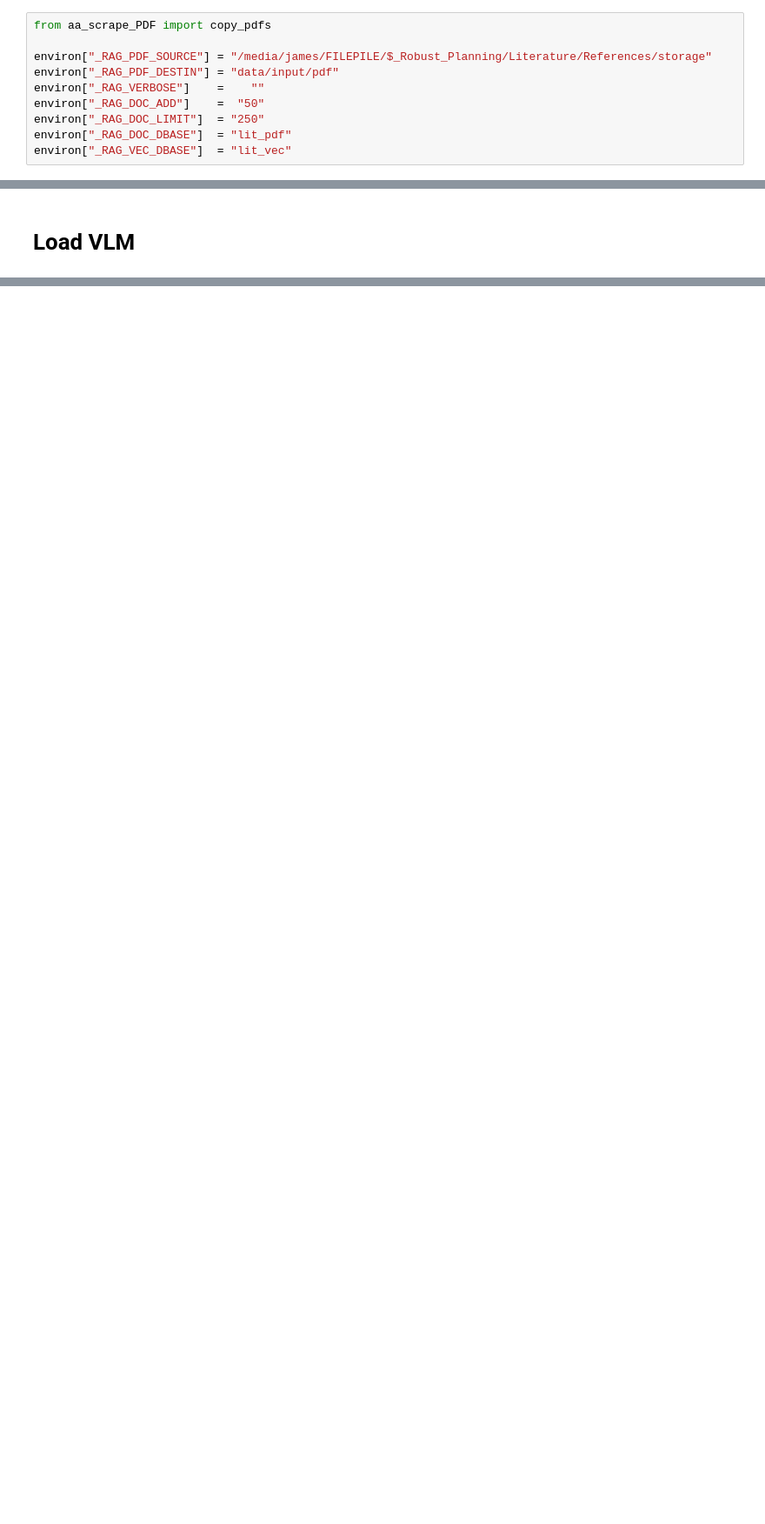
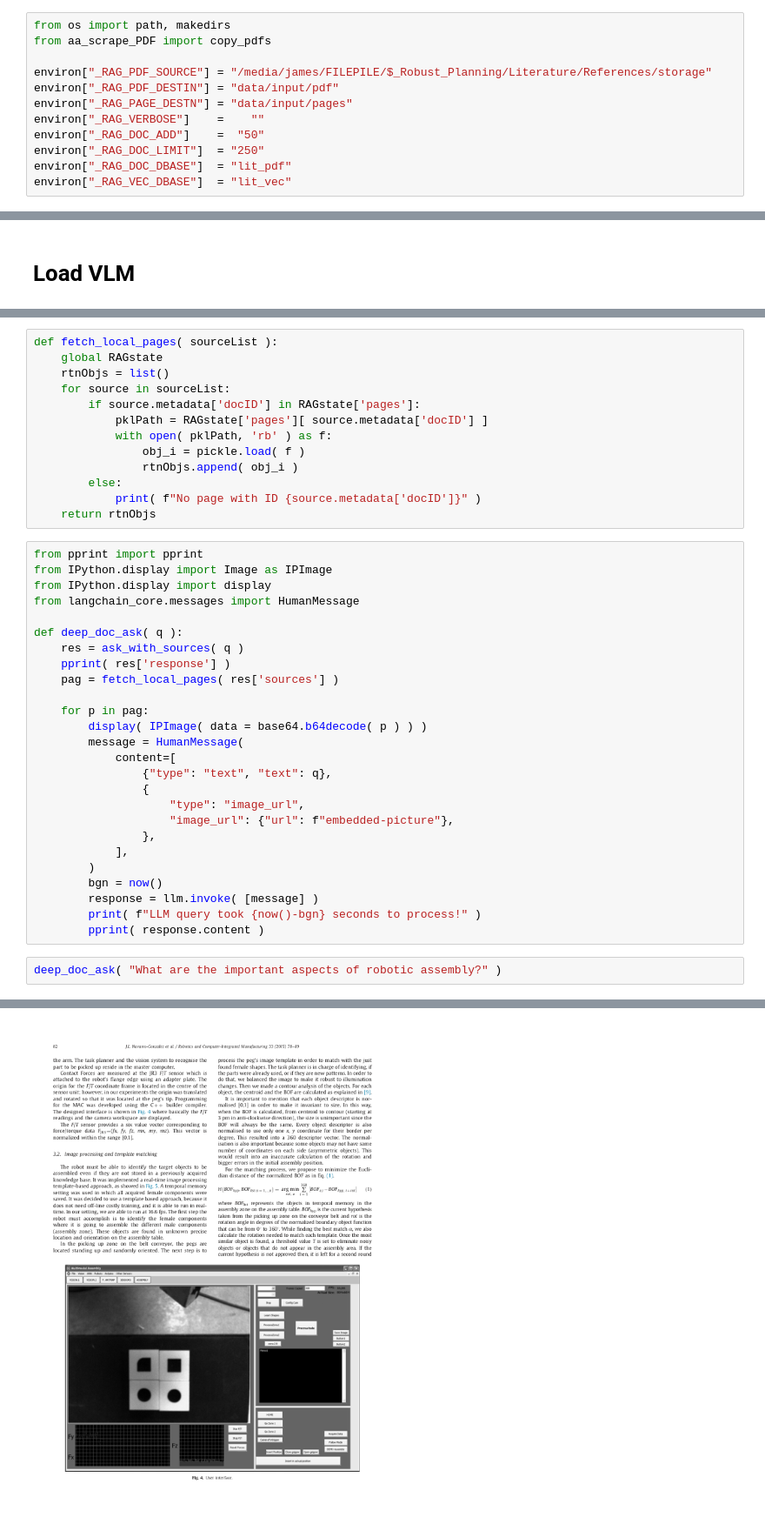
Before and after one commit to jwatson-CO-edu/Local_llama_RAG_Example, a Jupyter notebook: 04_Mass-PDF-llava-RAG.ipynb, the cells around one changed output, grey strips where cells are left out. Shown at 87% size. Drawn from its saved outputs; the diff is of its cells as text; blank space fills up the shorter version.

```diff
--- a/04_Mass-PDF-llava-RAG.ipynb
+++ b/04_Mass-PDF-llava-RAG.ipynb
@@ -69,10 +70,12 @@ def pull_ollama_model( modelStr ):
 # %% [markdown]
 ## Copy PDFs
 # %%
+from os import path, makedirs
 from aa_scrape_PDF import copy_pdfs
 
 environ["_RAG_PDF_SOURCE"] = "/media/james/FILEPILE/$_Robust_Planning/Literature/References/storage"
 environ["_RAG_PDF_DESTIN"] = "data/input/pdf"
+environ["_RAG_PAGE_DESTN"] = "data/input/pages"
 environ["_RAG_VERBOSE"]    =    ""
 environ["_RAG_DOC_ADD"]    =  "50"
 environ["_RAG_DOC_LIMIT"]  = "250"
@@ -289,0 +337,42 @@ print( response.content )
+# %%
+def fetch_local_pages( sourceList ):
+    global RAGstate
+    rtnObjs = list()
+    for source in sourceList:
+        if source.metadata['docID'] in RAGstate['pages']:
+            pklPath = RAGstate['pages'][ source.metadata['docID'] ]
+            with open( pklPath, 'rb' ) as f:
+                obj_i = pickle.load( f )
+                rtnObjs.append( obj_i )
+        else:
+            print( f"No page with ID {source.metadata['docID']}" )
+    return rtnObjs
+# %%
+from pprint import pprint
+from IPython.display import Image as IPImage
+from IPython.display import display
+from langchain_core.messages import HumanMessage
+
+def deep_doc_ask( q ):
+    res = ask_with_sources( q )
+    pprint( res['response'] )
+    pag = fetch_local_pages( res['sources'] )
+
+    for p in pag:
+        display( IPImage( data = base64.b64decode( p ) ) )
+        message = HumanMessage(
+            content=[
+                {"type": "text", "text": q},
+                {
+                    "type": "image_url",
+                    "image_url": {"url": f"embedded-picture"},
+                },
+            ],
+        )
+        bgn = now()
+        response = llm.invoke( [message] )
+        print( f"LLM query took {now()-bgn} seconds to process!" )
+        pprint( response.content )
+# %%
+deep_doc_ask( "What are the important aspects of robotic assembly?" )
+# %% [output]
@@ -289,0 +396 @@ print( response.content )
+[figure, added]
```
Also changed, not shown: parts of 15 cells of this notebook.
